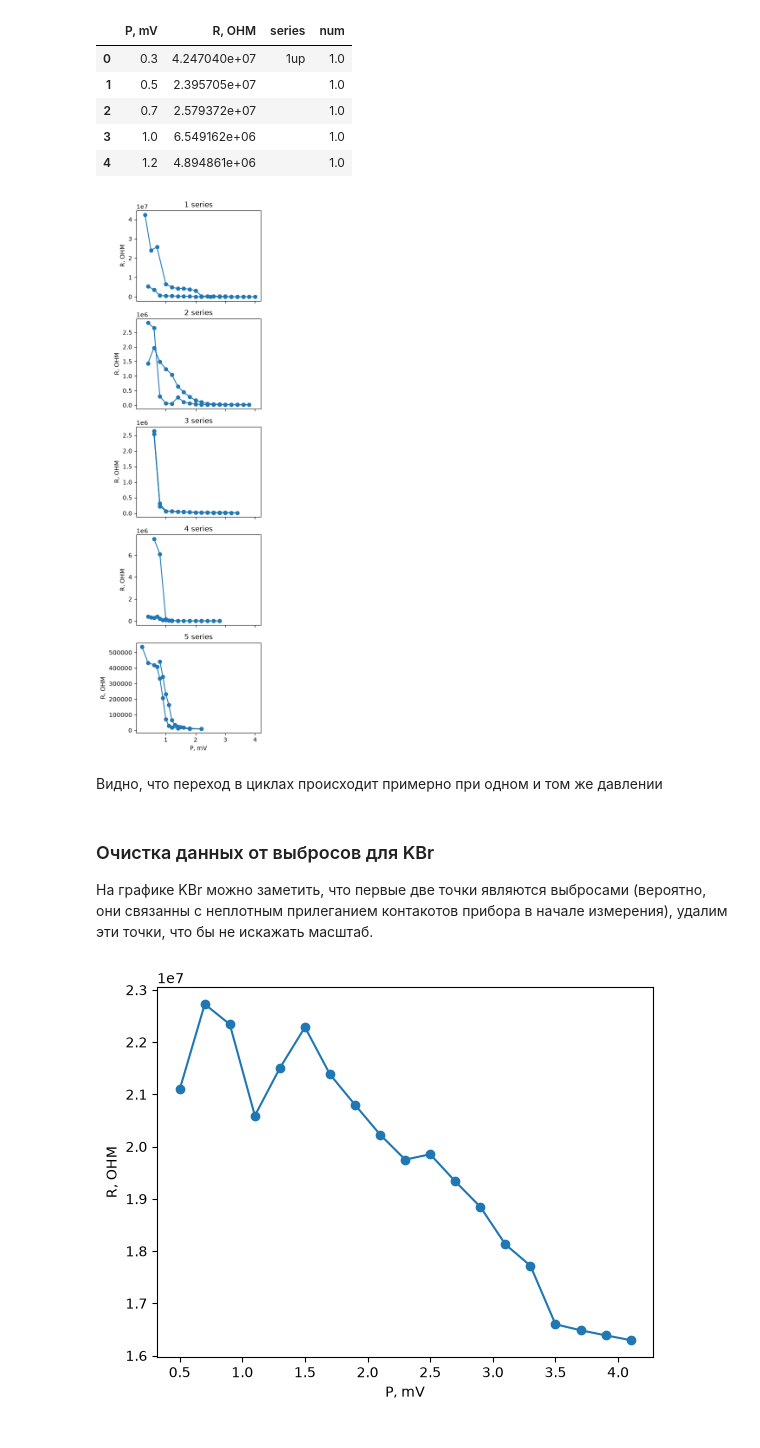
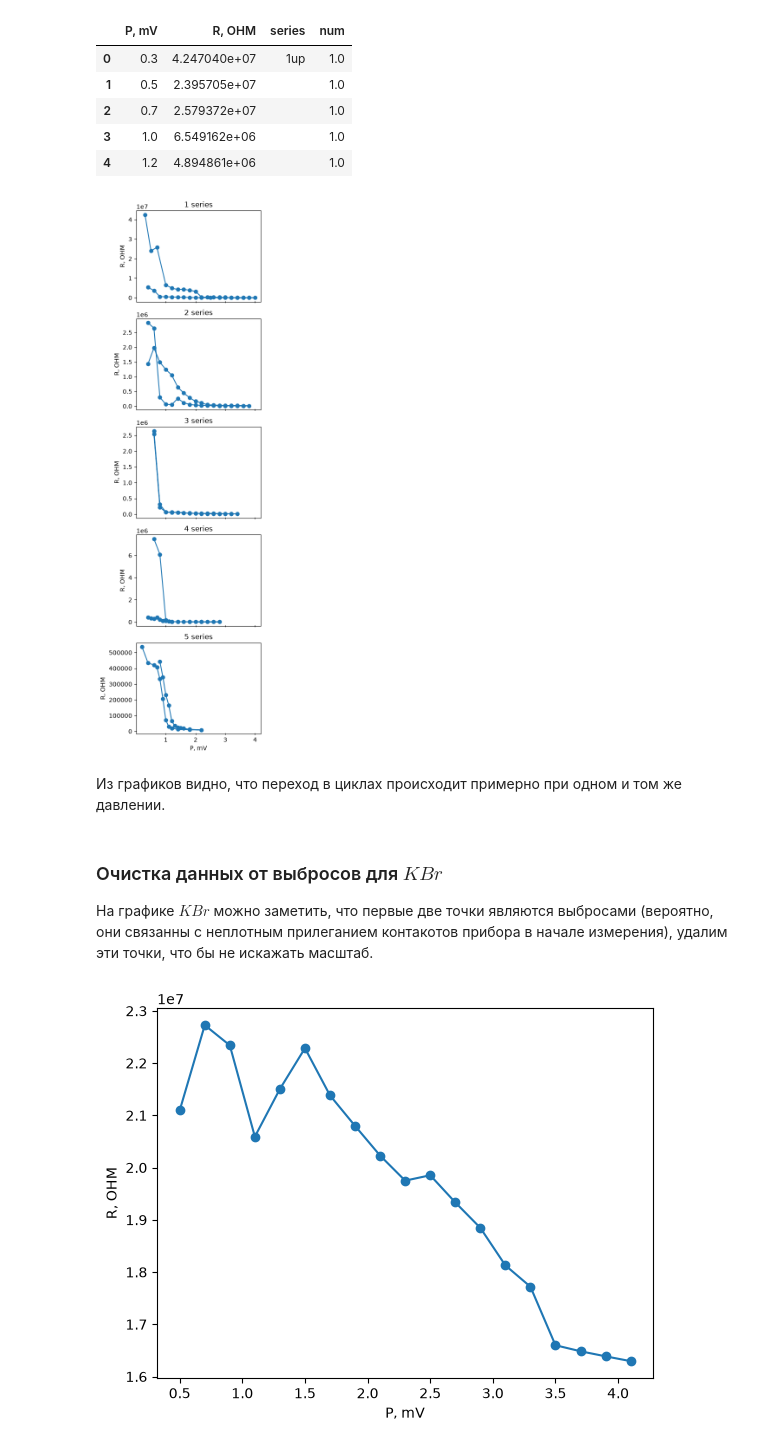
Before and after one commit to anna-am/pressure-calibration, a Jupyter notebook: pressure_calibration.ipynb, the cells around one changed output. Saved outputs shown, nothing was run; the diff lists cells and outputs as text; code cells hidden in the pictures.

```diff
--- a/pressure_calibration.ipynb
+++ b/pressure_calibration.ipynb
@@ -138,0 +99,20 @@ plt.show()
+# %%
+fig, ax= plt.subplots(nrows=2, ncols=3, figsize=(20, 10))
+
+ax = ax.flatten()
+
+i = 0
+
+for m in materials:
+    ax[i].plot(processed[m]['P, mV'], processed[m]['R, OHM'], marker='o')
+    ax[i].set_xlabel('P, mV')
+    ax[i].set_ylabel('R, OHM')
+    ax[i].set_title(m)
+
+    i += 1
+
+#graph_file = f"graph_averaged.png" #для сохрания полученных графиков
+#plt.savefig(graph_file)
+
+plt.tight_layout()
+plt.show()
@@ -161,23 +143,24 @@ nacl.head()
 # %%
 fig, ax = plt.subplots(nrows=5, ncols=1, figsize=(4, 13), sharex=True)
 
 for i, (cycle_num, group) in enumerate(nacl.groupby('num')):
     ax[i].plot(group['P, mV'], group['R, OHM'], marker='o')
     ax[i].set_ylabel('R, OHM')
     ax[i].set_title(f'{i + 1} series')
+    ax[i].tick_params(axis='x', direction='inout')
 
 ax[-1].set_xlabel('P, mV')
 
 plt.tight_layout()
 plt.show()
 # %% [output]
-[figure, old version]
+[figure, new version]
 # %% [markdown]
-Видно, что переход в циклах происходит примерно при одном и том же давлении
+Из графиков видно, что переход в циклах происходит примерно при одном и том же давлении.
 # %% [markdown]
-### Очистка данных от выбросов для KBr
+### Очистка данных от выбросов для $KBr$
 
-На графике KBr можно заметить, что первые две точки являются выбросами (вероятно, они связанны с неплотным прилеганием контакотов прибора
+На графике $KBr$ можно заметить, что первые две точки являются выбросами (вероятно, они связанны с неплотным прилеганием контакотов прибора
 в начале измерения), удалим эти точки, что бы не искажать масштаб.
 # %%
 kbr = processed['KBr']
```
Also changed, not shown: parts of 19 cells of this notebook.
